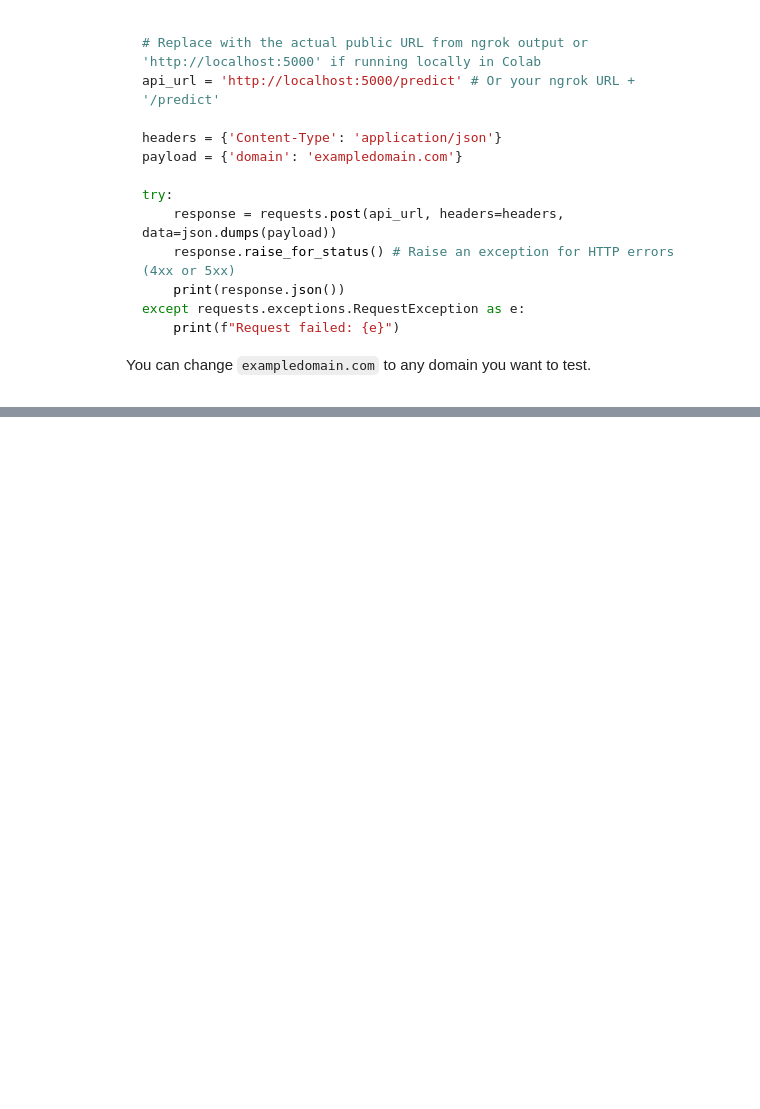
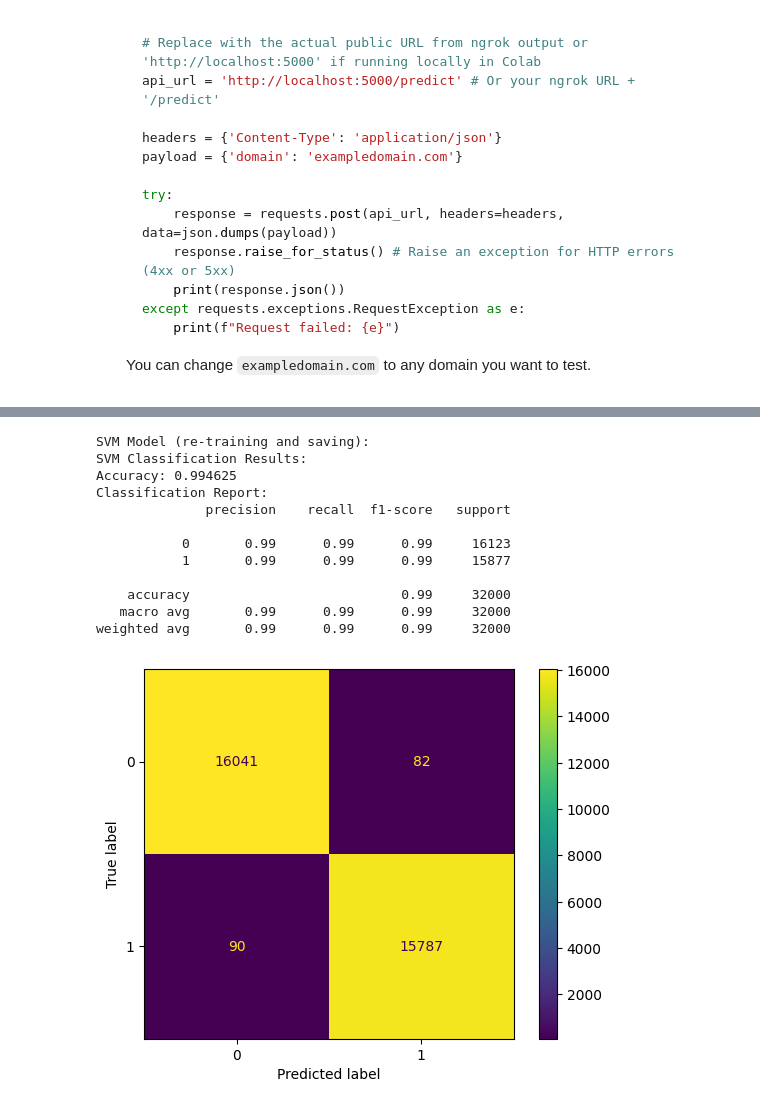
Before and after one commit to erskinekof/erskinekof.github.io, a Jupyter notebook: Copy_of_dga_models.ipynb, the cells around one changed output, grey strips where cells are left out. Drawn from its saved outputs; the diff is of its cells as text; code cells hidden in the pictures; blank space fills up the shorter version.

```diff
--- a/Copy_of_dga_models.ipynb
+++ b/Copy_of_dga_models.ipynb
@@ -2198,0 +2275,21 @@ RandomForest model and TF-IDF vectorizer saved as pickle files.
+# %%
+# Re-train and save the SVM model to ensure 'dga_model_svm.pkl' exists
+from sklearn.svm import SVC
+
+def svmModel(X_train_tfidf, y_train, X_test_tfidf, y_test):
+    # Model for DGA/non-DGA classification
+    model_dga = SVC(kernel='linear', random_state=42)
+    model_dga.fit(X_train_tfidf, y_train)
+    y_pred_isDGA = model_dga.predict(X_test_tfidf)
+
+    print("SVM Classification Results:")
+    # Assuming printRes is defined in a previous cell
+    printRes(y_test, y_pred_isDGA)
+
+    # Save the trained SVM model
+    joblib.dump(model_dga, 'dga_model_svm.pkl')
+
+print("SVM Model (re-training and saving):")
+# The X_train_tfidf, y_train, X_test_tfidf, y_test are available from the RandomForest training cell (0f3001ef)
+# This uses the same vectorizer as RF for consistency.
+svmModel(X_train_tfidf, y_train, X_test_tfidf, y_test)
@@ -2332,0 +2541,35 @@ else:
+# %%
+# Cell a82cac40: Train and save SVM model
+from sklearn.svm import SVC
+
+def svmModel(X_train_tfidf, y_train, X_test_tfidf, y_test):
+    # Model for DGA/non-DGA classification
+    model_dga = SVC(kernel='linear', random_state=42)
+    model_dga.fit(X_train_tfidf, y_train)
+    y_pred_isDGA = model_dga.predict(X_test_tfidf)
+
+    print("SVM Classification Results:")
+    # printRes is defined in the previous cell
+    printRes(y_test, y_pred_isDGA)
+
+    # Save the trained SVM model
+    joblib.dump(model_dga, 'dga_model_svm.pkl')
+
+print("SVM Model (re-training and saving):")
+# X_train_tfidf, y_train, X_test_tfidf, y_test are available from the RandomForest training cell (previous cell).
+# This uses the same vectorizer as RF for consistency.
+svmModel(X_train_tfidf, y_train, X_test_tfidf, y_test)
+# %% [output]
+SVM Model (re-training and saving):
+SVM Classification Results:
+Accuracy: 0.994625
+Classification Report:
+              precision    recall  f1-score   support
+
+           0       0.99      0.99      0.99     16123
+           1       0.99      0.99      0.99     15877
+
+    accuracy                           0.99     32000
+   macro avg       0.99      0.99      0.99     32000
+weighted avg       0.99      0.99      0.99     32000
+[figure, added]
```
Also changed, not shown: parts of 11 cells of this notebook.
